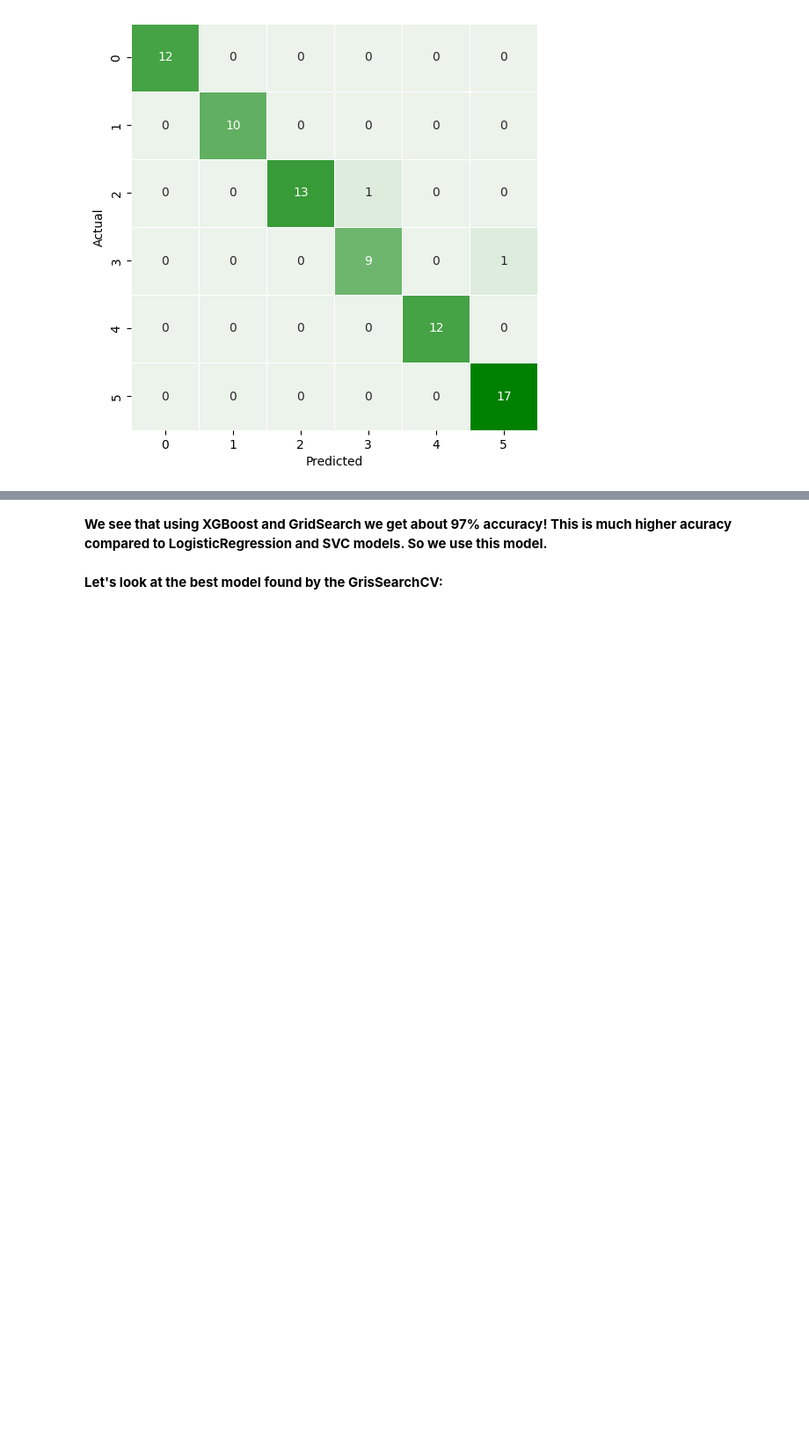
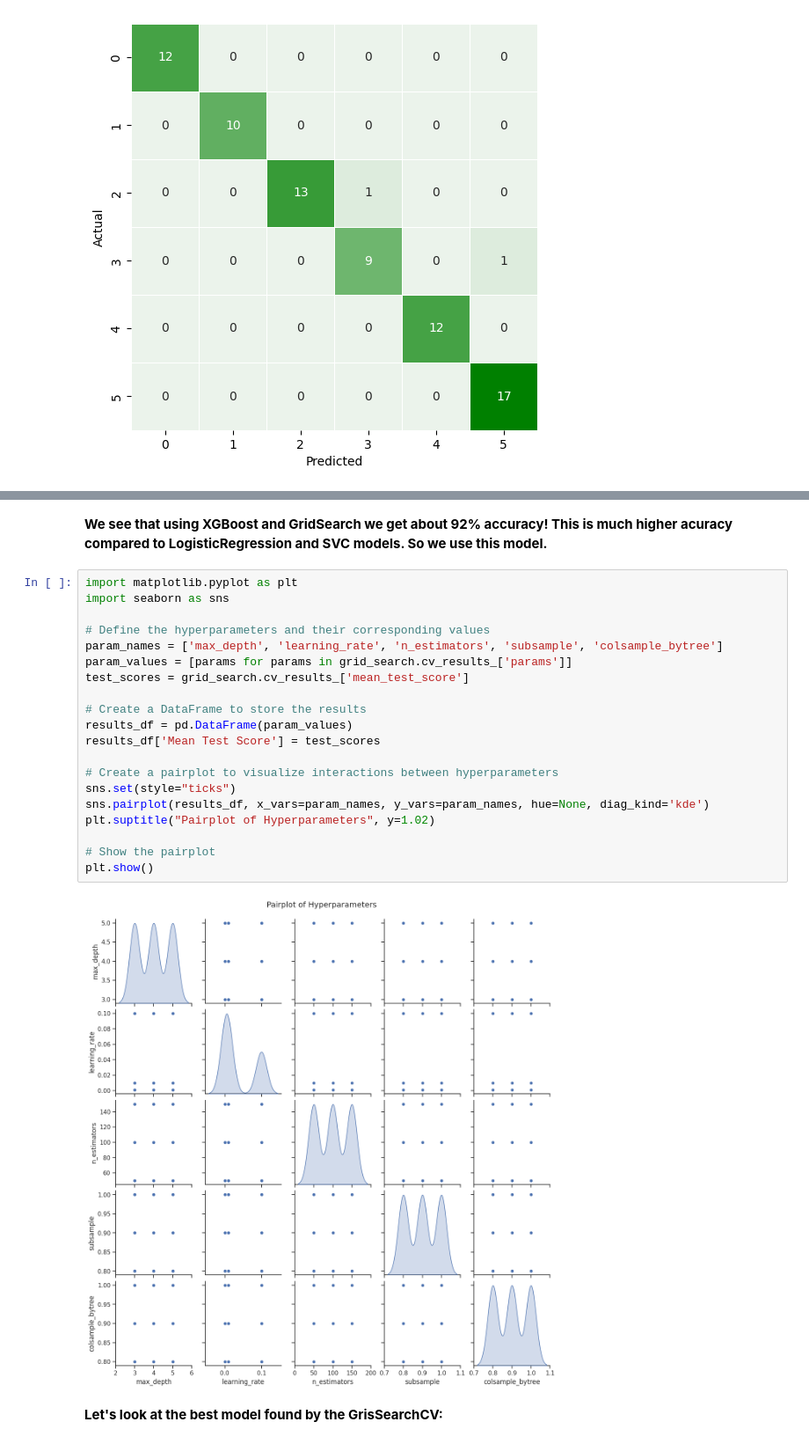
Before and after one commit to shahriar-math1364/data-science-, a Jupyter notebook: Project2/Classification_project.ipynb, the cells around one changed output, grey strips where cells are left out. Shown at 88% size. Drawn from its saved outputs; the diff is of its cells as text; blank space fills up the shorter version.

```diff
--- a/Project2/Classification_project.ipynb
+++ b/Project2/Classification_project.ipynb
@@ -626,5 +725,27 @@ Classification Report:
 # %% [markdown]
-**We see that using XGBoost and GridSearch we get about 97% accuracy! This is much higher acuracy compared to LogisticRegression and SVC models. So we use this model.**
+**We see that using XGBoost and GridSearch we get about 92% accuracy! This is much higher acuracy compared to LogisticRegression and SVC models. So we use this model.**
+# %%
+import matplotlib.pyplot as plt
+import seaborn as sns
+
+# Define the hyperparameters and their corresponding values
+param_names = ['max_depth', 'learning_rate', 'n_estimators', 'subsample', 'colsample_bytree']
+param_values = [params for params in grid_search.cv_results_['params']]
+test_scores = grid_search.cv_results_['mean_test_score']
+
+# Create a DataFrame to store the results
+results_df = pd.DataFrame(param_values)
+results_df['Mean Test Score'] = test_scores
+
+# Create a pairplot to visualize interactions between hyperparameters
+sns.set(style="ticks")
+sns.pairplot(results_df, x_vars=param_names, y_vars=param_names, hue=None, diag_kind='kde')
+plt.suptitle("Pairplot of Hyperparameters", y=1.02)
+
+# Show the pairplot
+plt.show()
+# %% [output]
+[figure, added]
 # %% [markdown]
 **Let's look at the best model found by the GrisSearchCV:**
 # %%
```
Also changed, not shown: parts of 13 cells of this notebook.
